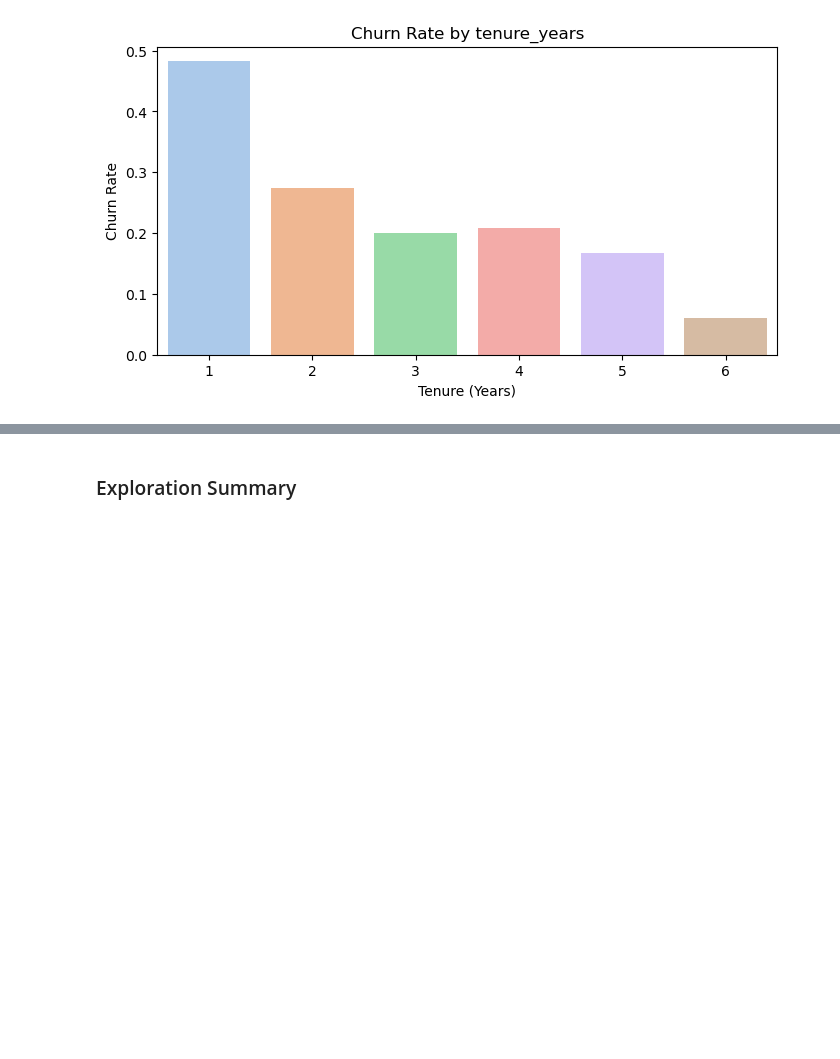
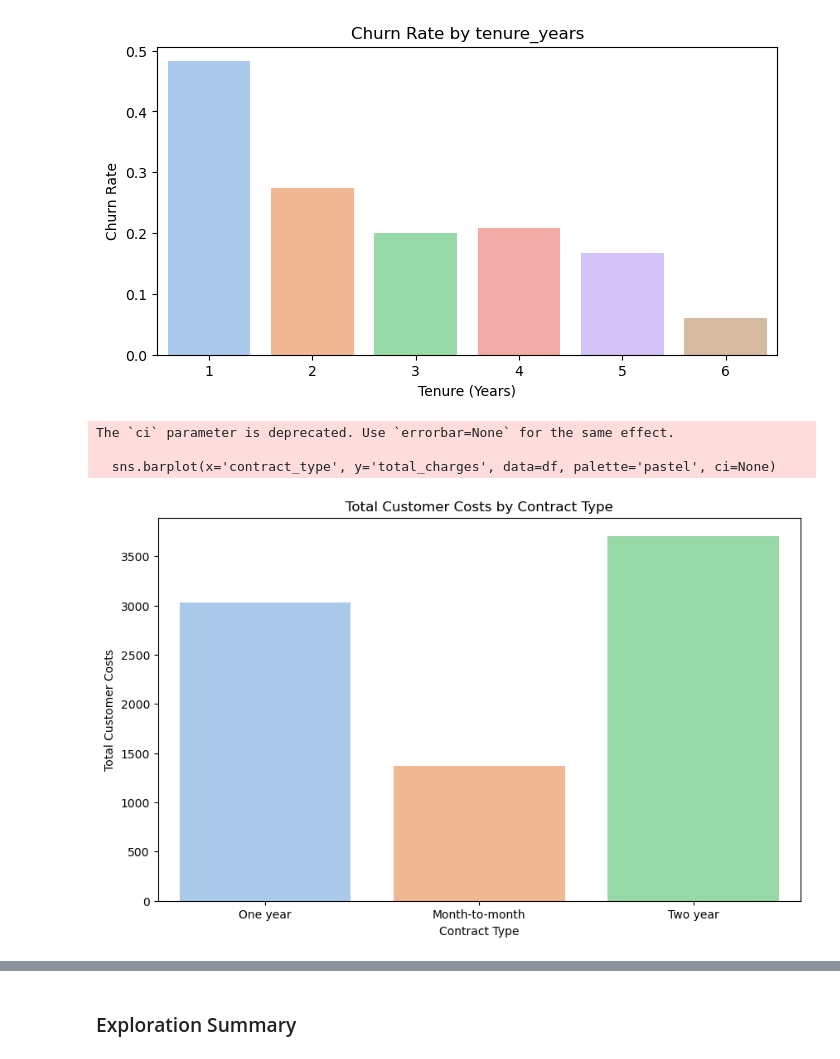
Before and after one commit to Luis-Martinez1/Classification_Project, a Jupyter notebook: charts_for_storytelling.ipynb, the cells around one changed output, grey strips where cells are left out. Drawn from its saved outputs; the diff is of its cells as text; code cells hidden in the pictures; blank space fills up the shorter version.

```diff
--- a/charts_for_storytelling.ipynb
+++ b/charts_for_storytelling.ipynb
@@ -594,3 +600,19 @@ Name: count, dtype: int64
 analyze_tenure(train, 'tenure_years', 'churn')
 # %% [output]
 [figure]
+# %%
+
+# Assuming df is your DataFrame with 'total_costs' and 'contract_type' columns
+plt.figure(figsize=(10, 6))
+sns.barplot(x='contract_type', y='total_charges', data=df, palette='pastel', ci=None)
+
+plt.xlabel('Contract Type')
+plt.ylabel('Total Customer Costs')
+plt.title('Total Customer Costs by Contract Type')
+
+plt.show()
+# %% [output]
+The `ci` parameter is deprecated. Use `errorbar=None` for the same effect.
+
+  sns.barplot(x='contract_type', y='total_charges', data=df, palette='pastel', ci=None)
+[figure, added]
```
Also changed, not shown: parts of 17 cells of this notebook.
